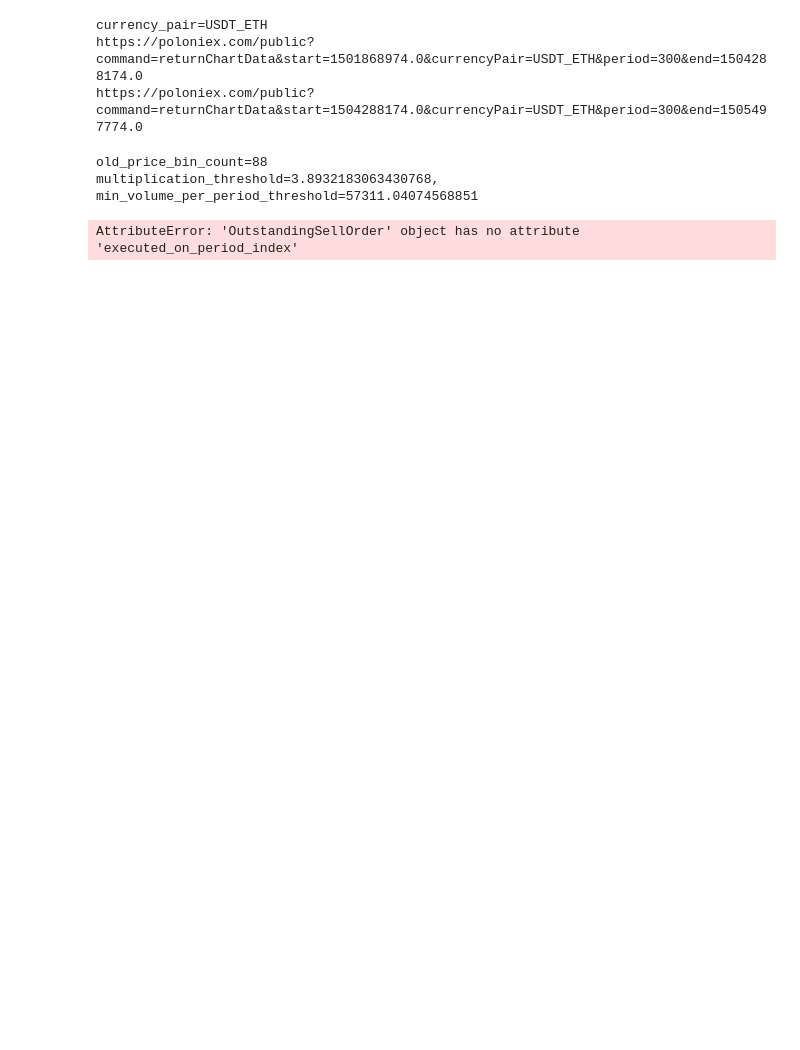
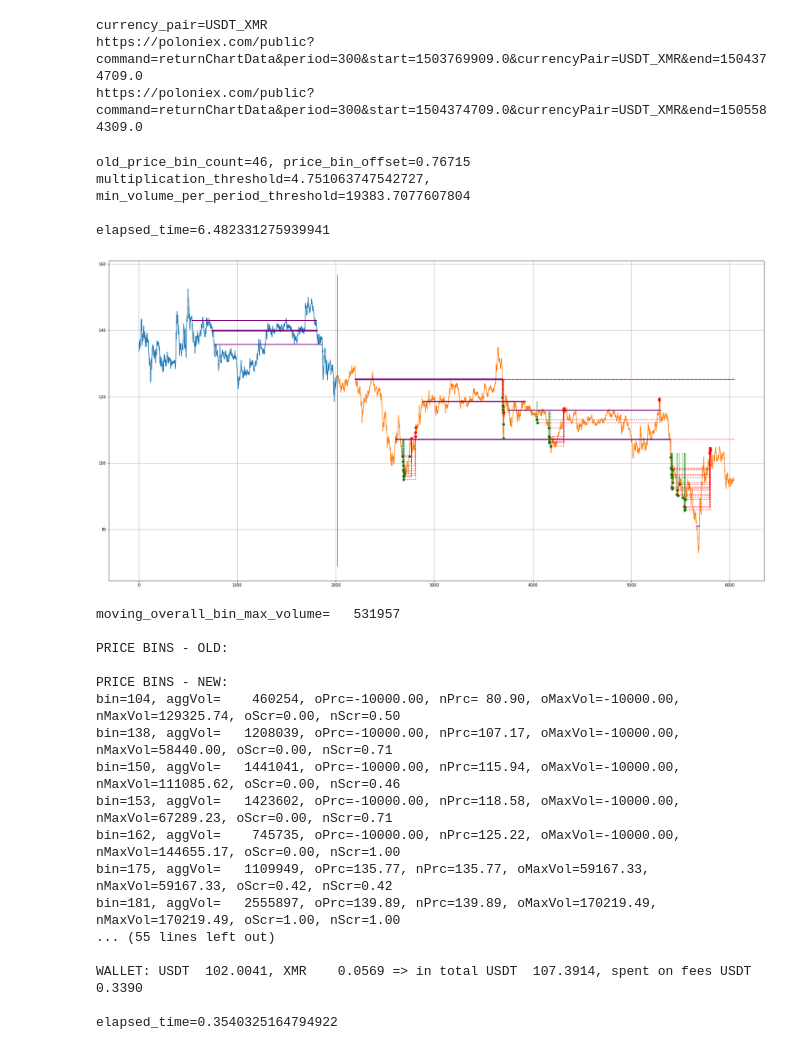
Before and after one commit to tomas-skalicky/coin_trading_algorithms__python, a Jupyter notebook: support_and_resistance__tomas.ipynb, the cells around one changed output. Drawn from its saved outputs; the diff is of its cells as text; code cells hidden in the pictures; blank space fills up the shorter version.

Commit message:
many things fixed, sell order optimization missing

```diff
--- a/support_and_resistance__tomas.ipynb
+++ b/support_and_resistance__tomas.ipynb
@@ -415,15 +490,0 @@ def calculate_base_price_bin(period_base_price, old_price_bin_count, old_max_pri
-# %%
-def init_old_periods(old_periods_json, max_old_price_bin_count):
-    old_periods = init_periods(old_periods_json)
-
-    old_min_price = old_periods[PeriodColumns.LOW.value].min()
-    old_max_price = old_periods[PeriodColumns.HIGH.value].max()
-    # The number of bins is based on the number of covered percentages.
-    # If max_old_price_bin_count == 100 & old_min_price == 2000 USD & old_max_price == 5000 USD,
-    # then covered 60% -> 60 bins
-    old_price_bin_count = ((1 - old_min_price / old_max_price) * max_old_price_bin_count).astype('int')
-    print('{}={}'.format('old_price_bin_count', old_price_bin_count))
-    old_periods[PeriodColumns.BASE_PRICE_BIN.value] = (
-        old_periods[PeriodColumns.BASE_PRICE.value] / old_max_price * old_price_bin_count).astype('int') - 1
-
-    return old_periods, old_price_bin_count, old_max_price
@@ -772,8 +832,8 @@ base_currency_symbol = 'USDT'
 # base_currency_symbol = 'BTC'
 
 # target_currency_symbol = 'BTC'
-target_currency_symbol = 'ETH'
-# target_currency_symbol = 'XMR'
+# target_currency_symbol = 'ETH'
+target_currency_symbol = 'XMR'
 
 currency_pair = '{}_{}'.format(base_currency_symbol, target_currency_symbol)
 print('currency_pair={}'.format(currency_pair))
@@ -782,12 +842,12 @@ now = time.time()
 now_int = int(now)
 
 period_size_in_sec = 300
-one_week_in_periods = 60*60*24*7 / period_size_in_sec
+one_week_in_periods = 60 * 60 * 24 * 7 / period_size_in_sec
 
 # old = historical data, i.e. can be analyzed together
 # new = coming data, i.e. only the current period, previous periods and "old" periods are known, NOT future
 # periods.
-old_weeks = 6
+old_weeks = 3
 new_weeks = 2
 old_oldest_period_offset = old_weeks * one_week_in_periods
 old_period_count = (old_weeks - new_weeks) * one_week_in_periods
@@ -800,18 +860,28 @@ old_periods_json = fetch_prices_json(currency_pair, now_int, old_oldest_period_o
 new_periods_json = fetch_prices_json(currency_pair, now_int, new_oldest_period_offset, new_period_count,
                                      period_size_in_sec)
 # %% [output]
-currency_pair=USDT_ETH
-https://poloniex.com/public?command=returnChartData&start=1501868974.0&currencyPair=USDT_ETH&period=300&end=1504288174.0
-https://poloniex.com/public?command=returnChartData&start=1504288174.0&currencyPair=USDT_ETH&period=300&end=1505497774.0
+currency_pair=USDT_XMR
+https://poloniex.com/public?command=returnChartData&period=300&start=1503769909.0&currencyPair=USDT_XMR&end=1504374709.0
+https://poloniex.com/public?command=returnChartData&period=300&start=1504374709.0&currencyPair=USDT_XMR&end=1505584309.0
 # %%
 now = time.time()
 
 trading_fee_decimal = 0.0025
 
+min_base_score = 0.3
+# previous_and_current_base_keep_coefficient = 2  # USDT_BTC
+# max_base_score = 2  # USDT_BTC
+previous_and_current_base_keep_coefficient = 2  # others
+max_base_score = 1  # others
+
+min_buy_order_profit_in_percents = 4
+max_buy_order_volume_in_wallet_percents = 10
+volume_unit_target_currency_to_buy_in_percents = 0.3
+
 max_old_price_bin_count = 200
-(old_periods, old_price_bin_count, old_max_price) = init_old_periods(old_periods_json, max_old_price_bin_count)
+(old_periods, price_bin_offset) = init_old_periods(old_periods_json, max_old_price_bin_count)
 
-price_bins = init_price_bins(old_price_bin_count)
+price_bins = init_price_bins(max_old_price_bin_count)
 
 median_volume = old_periods[PeriodColumns.VOLUME.value].median()
 mean_volume = old_periods[PeriodColumns.VOLUME.value].mean()
@@ -831,21 +901,44 @@ calculate_new_bins_base_score_and_invest(new_periods,
                                          multiplication_threshold,
                                          min_volume_per_period_threshold,
                                          exchange_platform,
-                                         old_price_bin_count,
-                                         old_max_price,
+                                         price_bin_offset,
                                          old_periods)
+
+
+print('\n{}={}'.format('elapsed_time', int(time.time()) - now))
 # %% [output]
-old_price_bin_count=88
-multiplication_threshold=3.8932183063430768, min_volume_per_period_threshold=57311.04074568851
+old_price_bin_count=46, price_bin_offset=0.76715
+multiplication_threshold=4.751063747542727, min_volume_per_period_threshold=19383.7077607804
+
+elapsed_time=6.482331275939941
 # %%
+now = time.time()
+
 draw_graph(old_periods, new_periods, old_period_count, exchange_platform)
 
 print('{}={:9.0f}'.format('moving_overall_bin_max_volume', moving_overall_bin_max_volume))
 print_bins_result_debug_info(price_bins)
 
 current_price = new_periods[PeriodColumns.CLOSE.value].iloc[-1]
 print(exchange_platform.to_string(current_price))
 
 print('\n{}={}'.format('elapsed_time', int(time.time()) - now))
 # %% [output]
+[figure, added]
-AttributeError: 'OutstandingSellOrder' object has no attribute 'executed_on_period_index'
+moving_overall_bin_max_volume=   531957
+
+PRICE BINS - OLD:
+
+PRICE BINS - NEW:
+bin=104, aggVol=    460254, oPrc=-10000.00, nPrc= 80.90, oMaxVol=-10000.00, nMaxVol=129325.74, oScr=0.00, nScr=0.50
+bin=138, aggVol=   1208039, oPrc=-10000.00, nPrc=107.17, oMaxVol=-10000.00, nMaxVol=58440.00, oScr=0.00, nScr=0.71
+bin=150, aggVol=   1441041, oPrc=-10000.00, nPrc=115.94, oMaxVol=-10000.00, nMaxVol=111085.62, oScr=0.00, nScr=0.46
+bin=153, aggVol=   1423602, oPrc=-10000.00, nPrc=118.58, oMaxVol=-10000.00, nMaxVol=67289.23, oScr=0.00, nScr=0.71
+bin=162, aggVol=    745735, oPrc=-10000.00, nPrc=125.22, oMaxVol=-10000.00, nMaxVol=144655.17, oScr=0.00, nScr=1.00
+bin=175, aggVol=   1109949, oPrc=135.77, nPrc=135.77, oMaxVol=59167.33, nMaxVol=59167.33, oScr=0.42, nScr=0.42
+bin=181, aggVol=   2555897, oPrc=139.89, nPrc=139.89, oMaxVol=170219.49, nMaxVol=170219.49, oScr=1.00, nScr=1.00
+... (55 lines left out)
+
+WALLET: USDT  102.0041, XMR    0.0569 => in total USDT  107.3914, spent on fees USDT    0.3390
+
+elapsed_time=0.3540325164794922
```
Also changed, not shown: parts of 14 cells of this notebook.
